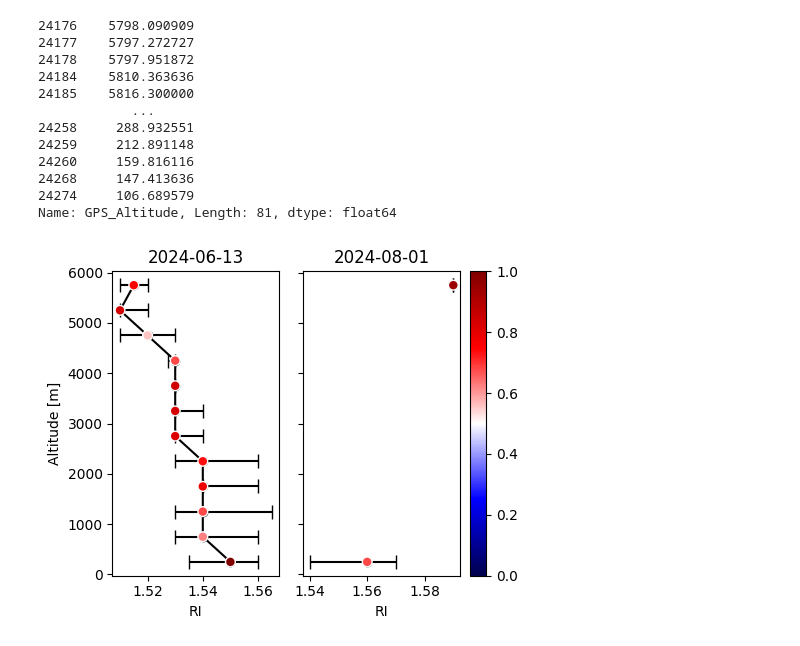
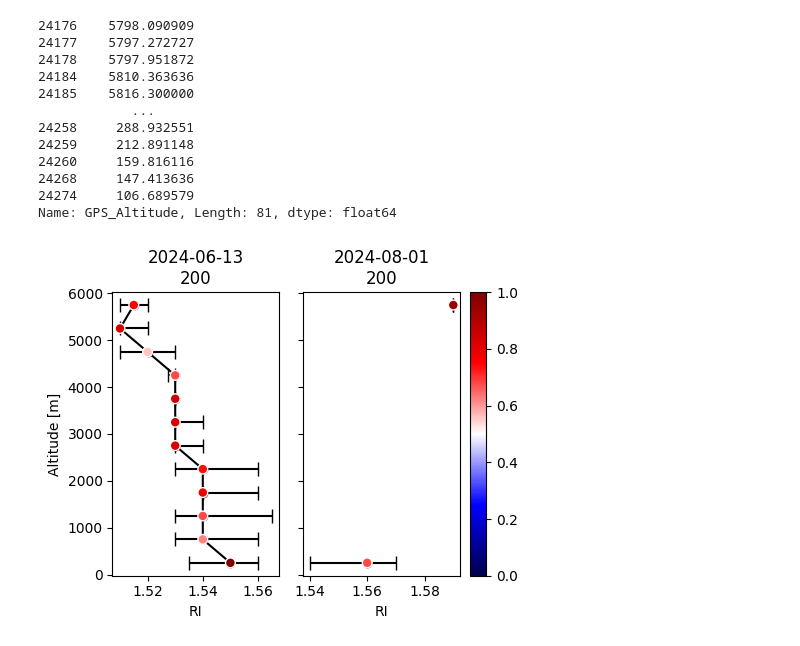
Before and after one commit to csoloff/ARCSIX_DASH_RI, a Jupyter notebook: scripts/02_cases.ipynb, the cells around one changed output. Saved outputs shown, nothing was run; the diff lists cells and outputs as text; code cells hidden in the pictures.

Commit message:
Updated figures

```diff
--- a/scripts/02_cases.ipynb
+++ b/scripts/02_cases.ipynb
@@ -238,40 +238,38 @@ d3[i][d3[i].Dp == Dps[j]].GPS_Altitude
 24274     106.689579
 Name: GPS_Altitude, Length: 81, dtype: float64
 # %%
+D = 200
 fig,axes = plt.subplots(1,2, sharey=True, figsize=(5,4), width_ratios=[1, 1.1])
 for i in range(2):
-    di = d3[i][d3[i].Dp == 200].copy()
+    di = d3[i][d3[i].Dp == D].copy()
     di['altitude_bin'] = pd.cut(di['GPS_Altitude'], bins=np.arange(0, di['GPS_Altitude'].max() + 500, 500))
 
     ax = axes[i]
-    ax.set_title('2024-06-13' if i == 0 else '2024-08-01')
+    ax.set_title('2024-06-13\n'+ str(D) if i == 0 else '2024-08-01\n'+ str(D))
 
     grouped = di.groupby('altitude_bin').agg(
         count=('RI', 'count'),
         median_k_obs=('RI', 'median'),
         q25_k_obs=('RI', lambda x: np.nan if x.empty else np.quantile(x, 0.25)),
         q75_k_obs=('RI', lambda x: np.nan if x.empty else np.quantile(x, 0.75)),
         median_OMF=('OMF', 'mean')
     ).reset_index()
     # Extract the midpoint of each bin for plotting
     grouped['altitude_mid'] = grouped['altitude_bin'].apply(lambda x: x.mid)
     ax.errorbar(grouped['median_k_obs'], grouped['altitude_mid'],
             xerr=[grouped['median_k_obs'] - grouped['q25_k_obs'], grouped['q75_k_obs'] - grouped['median_k_obs']], yerr=None, fmt='o', capsize=5, label='Median with 25-75% quantiles', ls='-', zorder=1, c='black')
     b = ax.scatter(grouped['median_k_obs'], grouped['altitude_mid'], c=grouped['median_OMF'], cmap='seismic', label='Median OMF', zorder=10, vmin = 0, vmax=1, linestyle='-', s=50, edgecolors='w')
 
 
-
-
-
     ax.set_xlabel('RI')
 # Create a divider for the existing axes instance
 divider = make_axes_locatable(axes[1])
 cax = divider.append_axes("right", size="10%", pad=0.1)
 
 # Create colorbar in the new axes
 cbar = fig.colorbar(b, cax=cax)
 axes[0].set_ylabel('Altitude [m]')
 plt.tight_layout()
-plt.savefig('../figures/3_alt.png', dpi=300, bbox_inches = 'tight')
+plt.savefig('../figures/3_alt_'+str(D)+'.png', dpi=300, bbox_inches = 'tight')
 # %% [output]
-[figure, old version]
+[figure, new version]
```
Also changed, not shown: parts of 7 cells of this notebook.
